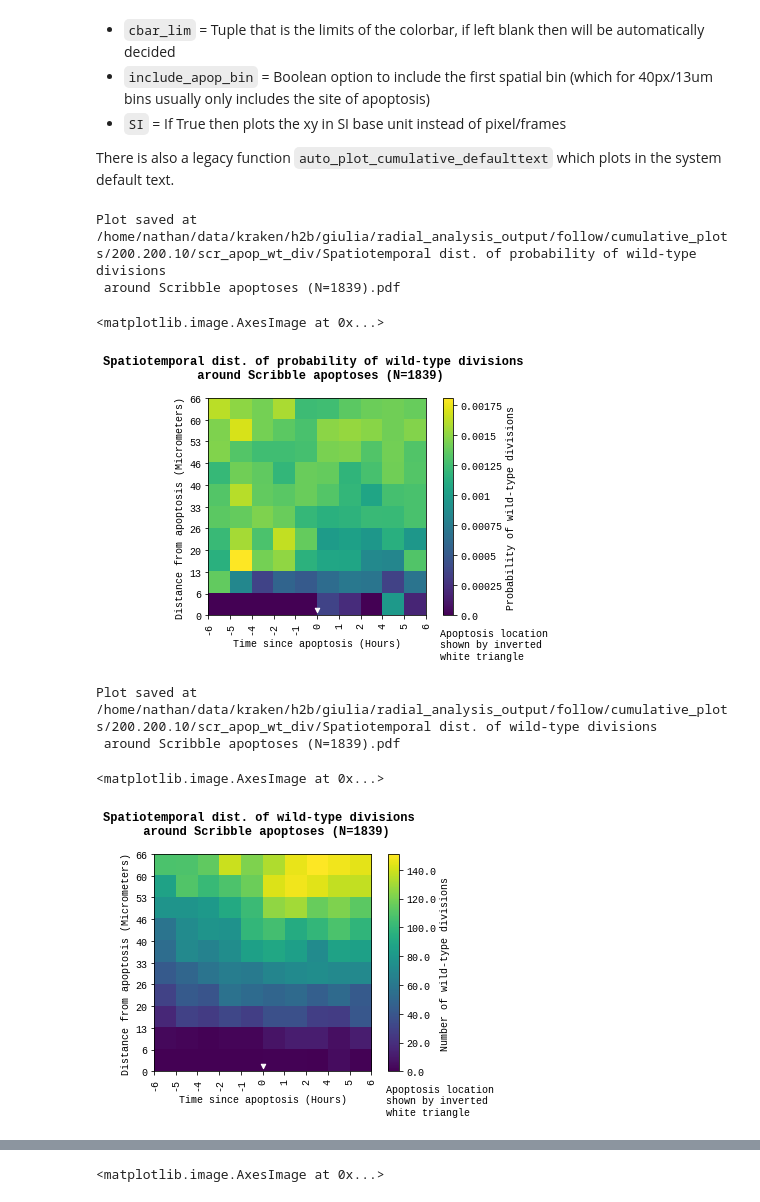
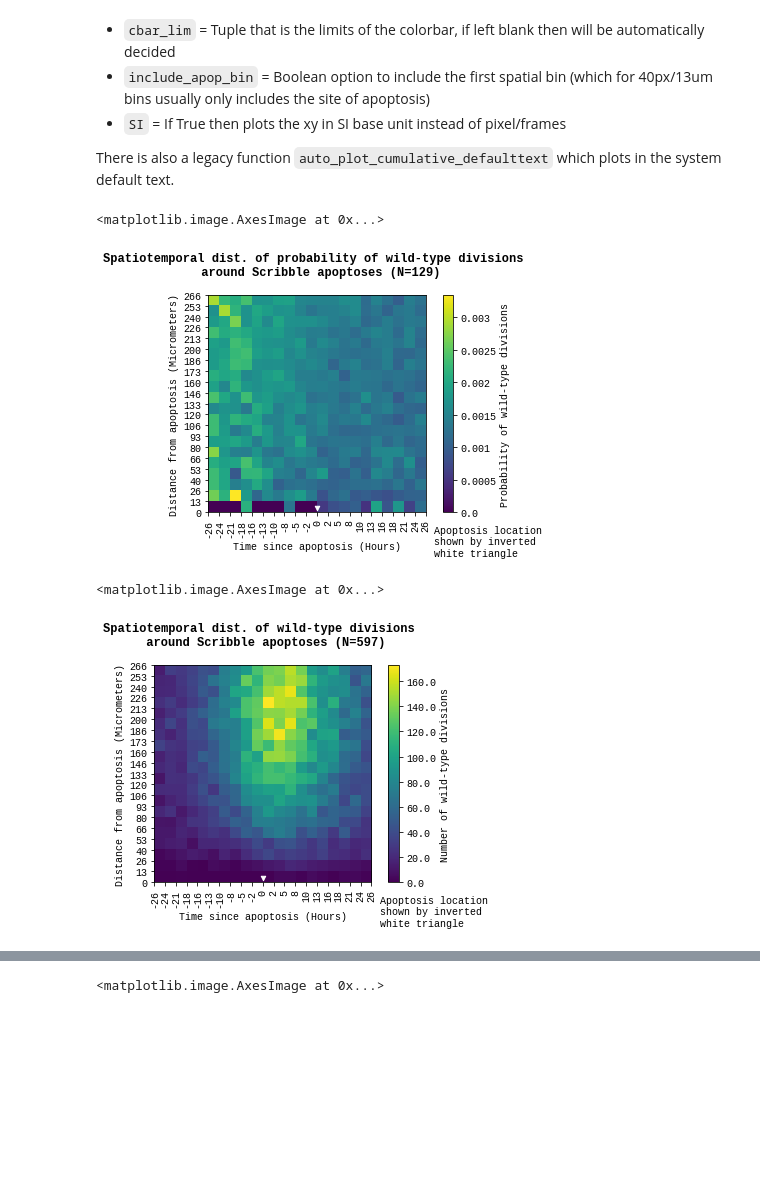
Before and after one commit to nthndy/cell-comp-analysis, a Jupyter notebook: radial_analysis/Plotting_Cumulative_radial_analysis.ipynb, the cells around one changed output, grey strips where cells are left out. Drawn from its saved outputs; the diff is of its cells as text; code cells hidden in the pictures; blank space fills up the shorter version.

Commit message:
listed input plotting

```diff
--- a/radial_analysis/Plotting_Cumulative_radial_analysis.ipynb
+++ b/radial_analysis/Plotting_Cumulative_radial_analysis.ipynb
@@ -40,7 +56,7 @@ single_cell_heatmap_location = '/home/nathan/data/kraken/h2b/giulia/radial_analy
 # %% [markdown]
 # Automatically read parameters from input directory
 # %%
-single_cell_heatmap_location = '/home/nathan/data/kraken/h2b/giulia/radial_analysis_output/follow/individual_spatiotemporal_heatmaps/200.200.10/scr_apop_wt_div'
+single_cell_heatmap_location = '/home/nathan/data/kraken/h2b/giulia/radial_analysis_output/follow/individual_spatiotemporal_heatmaps/800.800.20/scr_apop_wt_div'
 
 analysis_info = single_cell_heatmap_location.split('individual_spatiotemporal_heatmaps/')[1]
 
@@ -61,11 +206,14 @@ Compile cumulative heatmap by iteratively adding single-apoptosis heatmaps from
 N_cells, N_events = np.zeros((num_bins, num_bins)), np.zeros((num_bins, num_bins))
 N = 0
 for heatmap_ID in natsorted(os.listdir(single_cell_heatmap_location)):
-    if 'N_cells' in heatmap_ID:
-        N_cells += np.load(os.path.join(single_cell_heatmap_location,heatmap_ID))
-    if 'N_events' in heatmap_ID:
-        N_events += np.load(os.path.join(single_cell_heatmap_location,heatmap_ID))
-        N+=1
+    ##### filter for experiment type
+    expt_ID = (heatmap_ID.split('_'))[0]+'/'+(heatmap_ID.split('_'))[1]
+    if expt_ID in ninety_ten:
+        if 'N_cells' in heatmap_ID:
+            N_cells += np.load(os.path.join(single_cell_heatmap_location,heatmap_ID))
+        if 'N_events' in heatmap_ID:
+            N_events += np.load(os.path.join(single_cell_heatmap_location,heatmap_ID))
+            N+=1
 P_events = N_events/N_cells
 N
 # %% [output]
@@ -99,23 +251,21 @@ There is also a legacy function `auto_plot_cumulative_defaulttext` which plots i
 # %%
 render.auto_plot_cumulative(P_events,
                      'P_events',
                       N,
                       num_bins  ,
                       radius ,
                       t_range ,
                       focal_cell,
                       focal_event,
                       subject_cell,
                       subject_event,
-                      save_parent_dir ,
+                      '',#save_parent_dir ,
                       '',#cbar_lim = (0, 0.002),
                       include_apop_bin = True,
                       SI = True)
 # %% [output]
-Plot saved at  /home/nathan/data/kraken/h2b/giulia/radial_analysis_output/follow/cumulative_plots/200.200.10/scr_apop_wt_div/Spatiotemporal dist. of probability of wild-type divisions
- around Scribble apoptoses (N=1839).pdf
+<matplotlib.image.AxesImage at 0x...>
-<matplotlib.image.AxesImage at 0x...>
-[figure, old version]
+[figure, new version]
 # %%
 render.auto_plot_cumulative(N_events,
                      'N_events',
@@ -127,15 +277,13 @@ render.auto_plot_cumulative(N_events,
                       focal_event,
                       subject_cell,
                       subject_event,
-                      save_parent_dir ,
+                      '',#save_parent_dir ,
                       '',#cbar_lim = (0, 0.0025),
                       include_apop_bin = True,
                       SI = True)
 # %% [output]
-Plot saved at  /home/nathan/data/kraken/h2b/giulia/radial_analysis_output/follow/cumulative_plots/200.200.10/scr_apop_wt_div/Spatiotemporal dist. of wild-type divisions
- around Scribble apoptoses (N=1839).pdf
+<matplotlib.image.AxesImage at 0x...>
-<matplotlib.image.AxesImage at 0x...>
-[figure, old version]
+[figure, new version]
 # %%
 render.auto_plot_cumulative(N_cells,
                      'N_cells',
```
Also changed, not shown: parts of 7 cells of this notebook, 7 other files.
